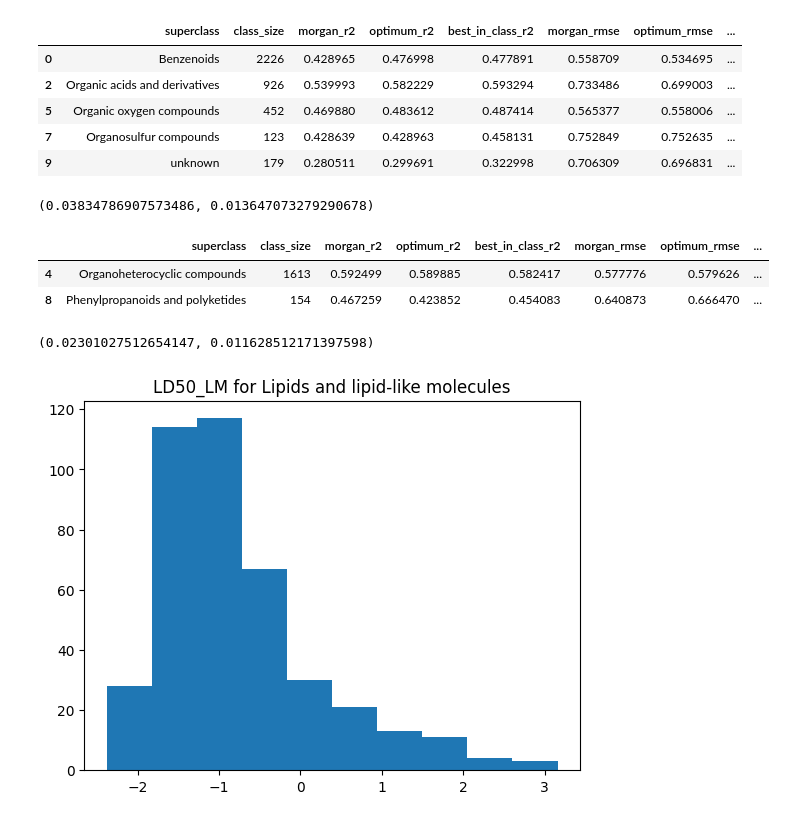
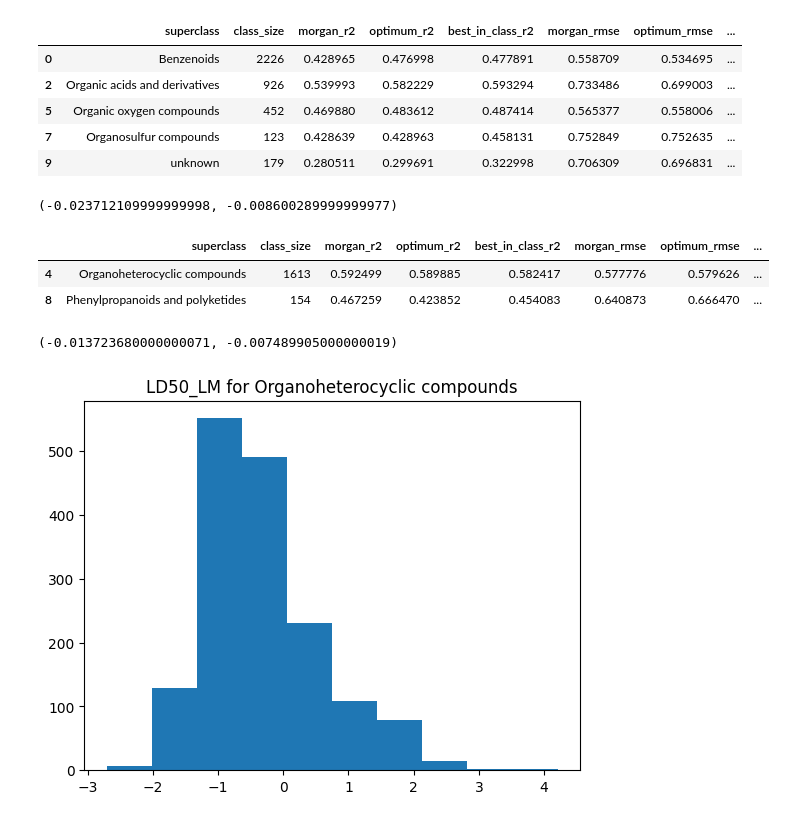
Before and after one commit to patlewig/genra-hybrid, a Jupyter notebook: notebooks/04-ajl-data_collection_LD50.ipynb, the cells around one changed output. Drawn from its saved outputs; the diff is of its cells as text; code cells hidden in the pictures.

```diff
--- a/notebooks/04-ajl-data_collection_LD50.ipynb
+++ b/notebooks/04-ajl-data_collection_LD50.ipynb
@@ -830,9 +927,9 @@ grid_view
 | 9 | unknown | 179 | 0.280511 | 0.299691 | 0.322998 | 0.706309 | 0.696831 | ... |
 # %%
 #Average performance improvement of best_in_class over morgan, best_in_class over optimum
-(class_results['best_in_class_r2'][grid_view.index]-class_results['morgan_r2'][grid_view.index]).mean(), (class_results['best_in_class_r2'][grid_view.index]-class_results['optimum_r2'][grid_view.index]).mean()
+(class_results['best_in_class_rmse'][grid_view.index]-class_results['morgan_rmse'][grid_view.index]).mean(), (class_results['best_in_class_rmse'][grid_view.index]-class_results['optimum_rmse'][grid_view.index]).mean()
 # %% [output]
-(0.03834786907573486, 0.013647073279290678)
+(-0.023712109999999998, -0.008600289999999977)
 # %%
 # Morgan fingerprint performed best
 morgan_view = class_results.loc[(class_results['morgan_r2']>class_results['optimum_r2'])&(class_results['morgan_r2']>class_results['best_in_class_r2'])]
@@ -843,13 +940,13 @@ morgan_view
 | 8 | Phenylpropanoids and polyketides | 154 | 0.467259 | 0.423852 | 0.454083 | 0.640873 | 0.666470 | ... |
 # %%
 #Average performance improvement of morgan over optimum, morgan over best_in_class
-(class_results['morgan_r2'][morgan_view.index]-class_results['optimum_r2'][morgan_view.index]).mean(), (class_results['morgan_r2'][morgan_view.index]-class_results['best_in_class_r2'][morgan_view.index]).mean()
+(class_results['morgan_rmse'][morgan_view.index]-class_results['optimum_rmse'][morgan_view.index]).mean(), (class_results['morgan_rmse'][morgan_view.index]-class_results['best_in_class_rmse'][morgan_view.index]).mean()
 # %% [output]
-(0.02301027512654147, 0.011628512171397598)
+(-0.013723680000000071, -0.007489905000000019)
 # %%
 import matplotlib.pyplot as plt
-plt.hist(data.loc[data['superclass'] == 'Lipids and lipid-like molecules']['LD50_LM'])
-plt.title('LD50_LM for Lipids and lipid-like molecules')
+plt.hist(data.loc[data['superclass'] == 'Organoheterocyclic compounds']['LD50_LM'])
+plt.title('LD50_LM for Organoheterocyclic compounds')
 plt.show()
 # %% [output]
-[figure, old version]
+[figure, new version]
```
Also changed, not shown: parts of 21 cells of this notebook, 2 other files.
